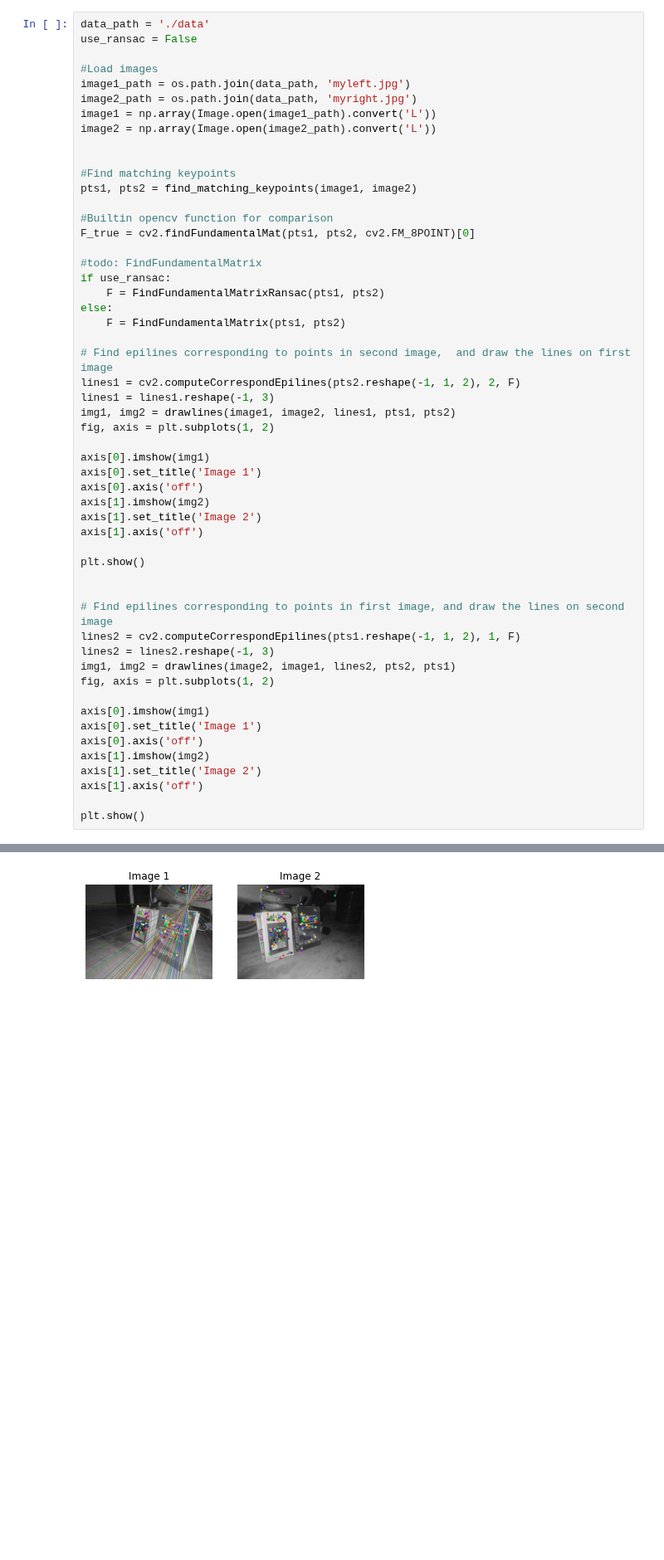
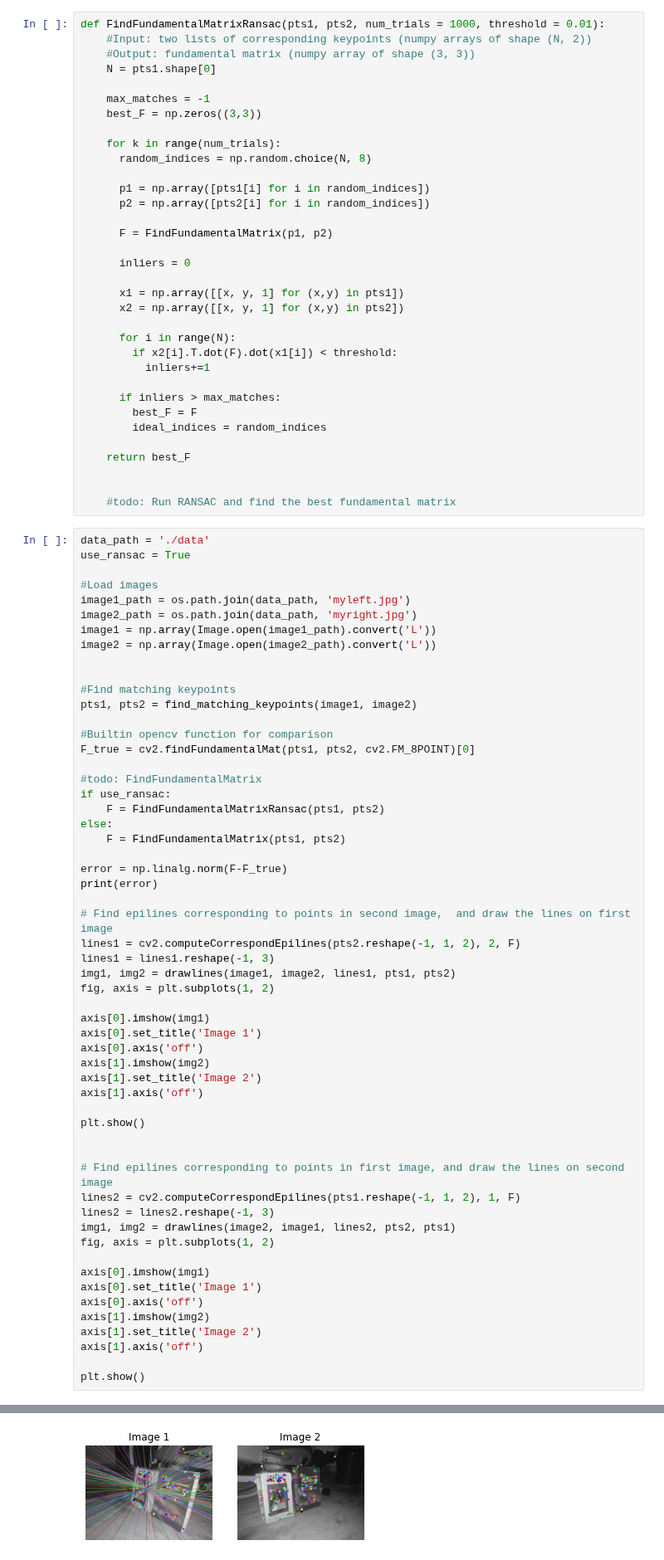
Before and after one commit to parth-gulati/CMPT-732, a Jupyter notebook: 8_Point_Algorithm.ipynb, the cells around one changed output, grey strips where cells are left out. Shown at 83% size. Saved outputs shown, nothing was run; the diff lists cells and outputs as text; blank space fills up the shorter version.

```diff
--- a/8_Point_Algorithm.ipynb
+++ b/8_Point_Algorithm.ipynb
@@ -120,9 +113,43 @@ def FindFundamentalMatrix(pts1, pts2):
     return F
 
     #todo: Find the fundamental matrix
+# %%
+def FindFundamentalMatrixRansac(pts1, pts2, num_trials = 1000, threshold = 0.01):
+    #Input: two lists of corresponding keypoints (numpy arrays of shape (N, 2))
+    #Output: fundamental matrix (numpy array of shape (3, 3))
+    N = pts1.shape[0]
+
+    max_matches = -1
+    best_F = np.zeros((3,3))
+
+    for k in range(num_trials):
+      random_indices = np.random.choice(N, 8)
+
+      p1 = np.array([pts1[i] for i in random_indices])
+      p2 = np.array([pts2[i] for i in random_indices])
+
+      F = FindFundamentalMatrix(p1, p2)
+
+      inliers = 0
+
+      x1 = np.array([[x, y, 1] for (x,y) in pts1])
+      x2 = np.array([[x, y, 1] for (x,y) in pts2])
+
+      for i in range(N):
+        if x2[i].T.dot(F).dot(x1[i]) < threshold:
+          inliers+=1
+
+      if inliers > max_matches:
+        best_F = F
+        ideal_indices = random_indices
+
+    return best_F
+
+
+    #todo: Run RANSAC and find the best fundamental matrix
 # %%
 data_path = './data'
-use_ransac = False
+use_ransac = True
 
 #Load images
 image1_path = os.path.join(data_path, 'myleft.jpg')
@@ -142,6 +169,9 @@ if use_ransac:
     F = FindFundamentalMatrixRansac(pts1, pts2)
 else:
     F = FindFundamentalMatrix(pts1, pts2)
+
+error = np.linalg.norm(F-F_true)
+print(error)
 
 # Find epilines corresponding to points in second image,  and draw the lines on first image
 lines1 = cv2.computeCorrespondEpilines(pts2.reshape(-1, 1, 2), 2, F)
@@ -180 +209 @@ plt.show()
-[figure, old version]
+[figure, new version]
```
Also changed, not shown: parts of 4 cells of this notebook.
